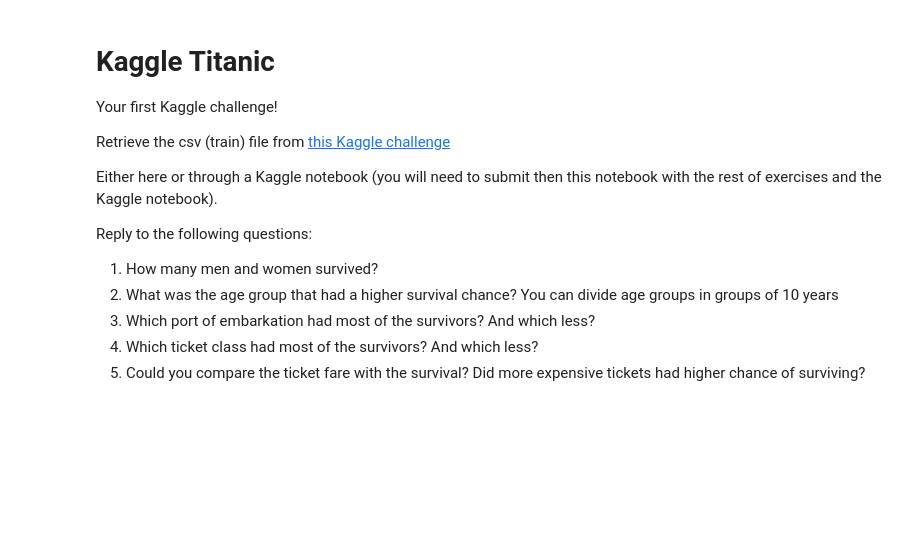
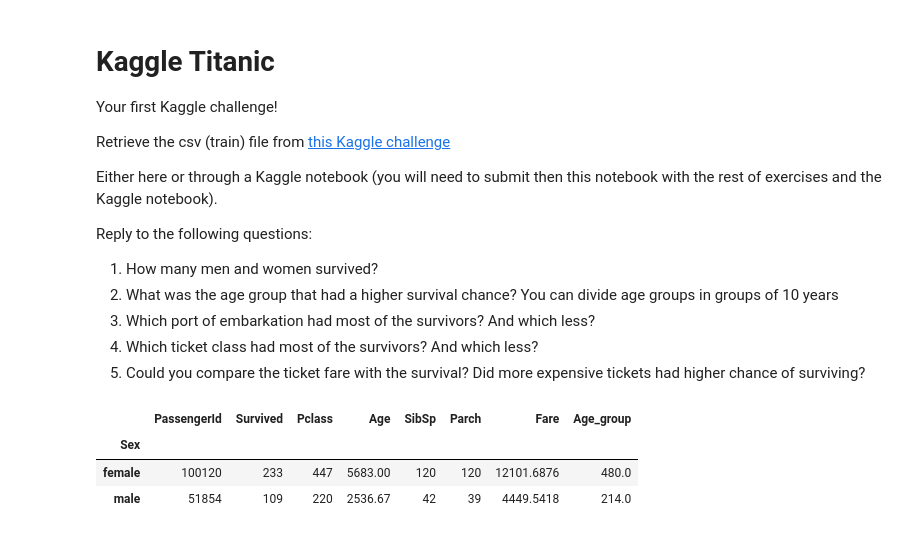
Before and after one commit to KhaldounN/first-project-, a Jupyter notebook: exercises/Session_3_4_EXERCISES.ipynb, the cells around one changed output. Cells and saved outputs as stored; diff of their text form; code cells hidden in the pictures; blank space fills up the shorter version.

```diff
--- a/exercises/Session_3_4_EXERCISES.ipynb
+++ b/exercises/Session_3_4_EXERCISES.ipynb
@@ -553,0 +559,11 @@ Reply to the following questions:
+# %%
+#How many men and women survived?
+
+data[data['Survived'] == 1].groupby(by='Sex').sum()
+
+#answer men 233, Women 109
+# %% [output]
+|  | PassengerId | Survived | Pclass | Age | SibSp | Parch | Fare | Age_group |
+| Sex |  |  |  |  |  |  |  |  |
+| female | 100120 | 233 | 447 | 5683.00 | 120 | 120 | 12101.6876 | 480.0 |
+| male | 51854 | 109 | 220 | 2536.67 | 42 | 39 | 4449.5418 | 214.0 |
```
Also changed, not shown: parts of 5 cells of this notebook.
